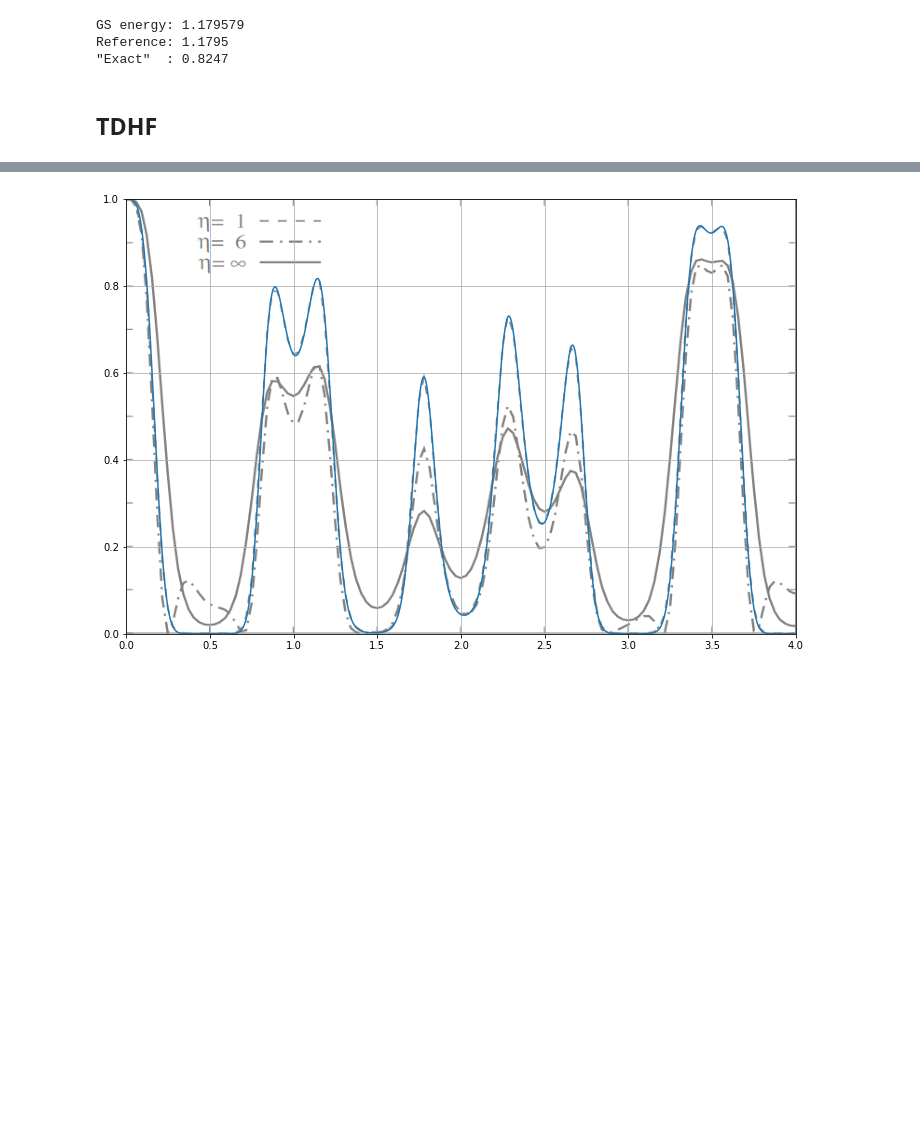
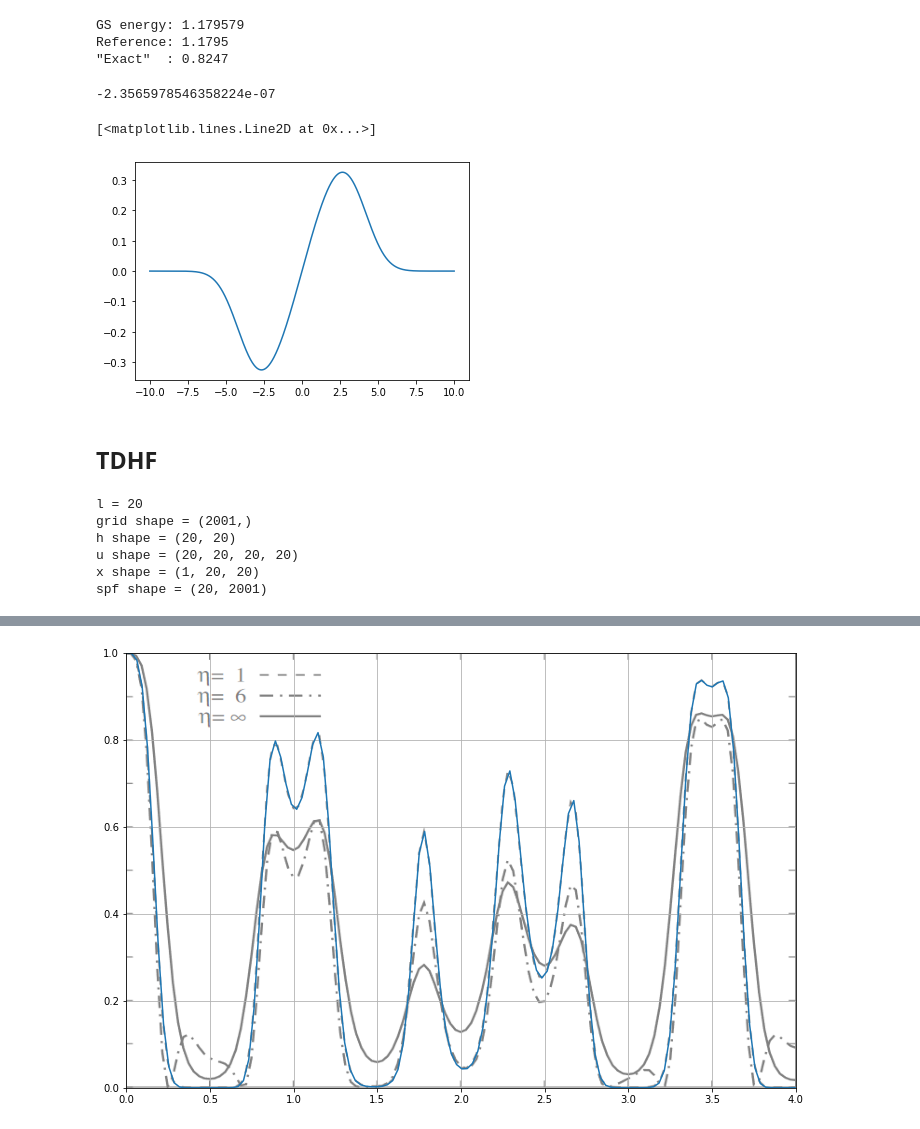
Before and after one commit to KarlHenrik/FYS4411-Gruppe, a Jupyter notebook: Project2/Code/HF_Attempt.ipynb, the cells around one changed output, grey strips where cells are left out. Drawn from its saved outputs; the diff is of its cells as text; code cells hidden in the pictures; blank space fills up the shorter version.

```diff
--- a/Project2/Code/HF_Attempt.ipynb
+++ b/Project2/Code/HF_Attempt.ipynb
@@ -113,6 +120,23 @@ system = GeneralOrbitalSystem(n = n, basis_set=odho)
 GS energy: 1.179579
 Reference: 1.1795
 "Exact"  : 0.8247
+# %%
+x = np.linspace(-10,10,num_grid_points)
+x = np.asarray(x)
+
+superfunc = np.zeros(num_grid_points)
+
+for j in range(num_grid_points):
+    superfunc[j] = np.conjugate(gs_vals_1[j].real) * x[j] * gs_vals_1[j].real
+
+intergral = simps(superfunc, system.grid, 1/(num_grid_points**2), even = 'avg')
+
+print(intergral)
+plt.plot(system.grid, superfunc)
+# %% [output]
+-2.3565978546358224e-07
+[<matplotlib.lines.Line2D at 0x...>]
+[figure, added]
 # %% [markdown]
 ## TDHF
 # %%
@@ -125,6 +149,20 @@ u_t = td_sys.u
 pos_t = td_sys.position[0]
 eps_0 = 1
 omega_e = 8 * omega
+# %%
+print(f"l = {td_sys.l}")
+print(f"grid shape = {td_sys._basis_set.grid.shape}")
+print(f"h shape = {td_sys.h.shape}")
+print(f"u shape = {td_sys.u.shape}")
+print(f"x shape = {td_sys.position.shape}")
+print(f"spf shape = {td_sys.spf.shape}")
+# %% [output]
+l = 20
+grid shape = (2001,)
+h shape = (20, 20)
+u shape = (20, 20, 20, 20)
+x shape = (1, 20, 20)
+spf shape = (20, 2001)
 # %%
 @njit
 def getPt(C):
```
Also changed, not shown: parts of 8 cells of this notebook.
